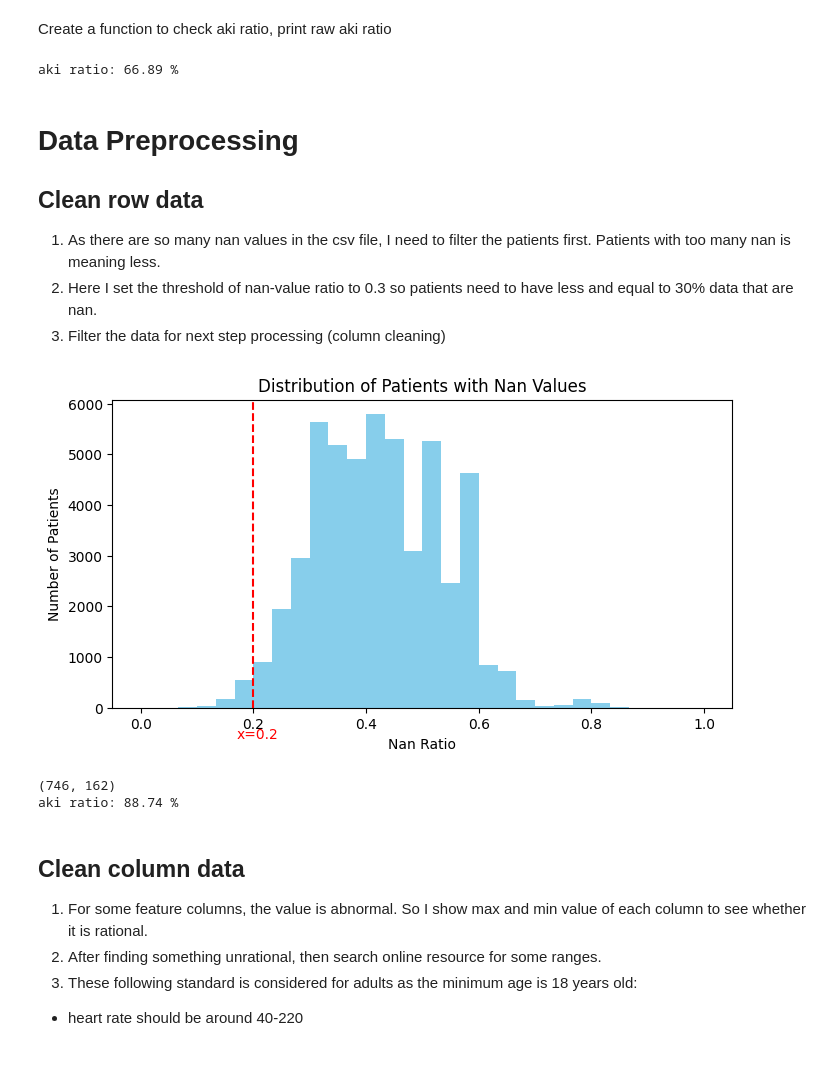
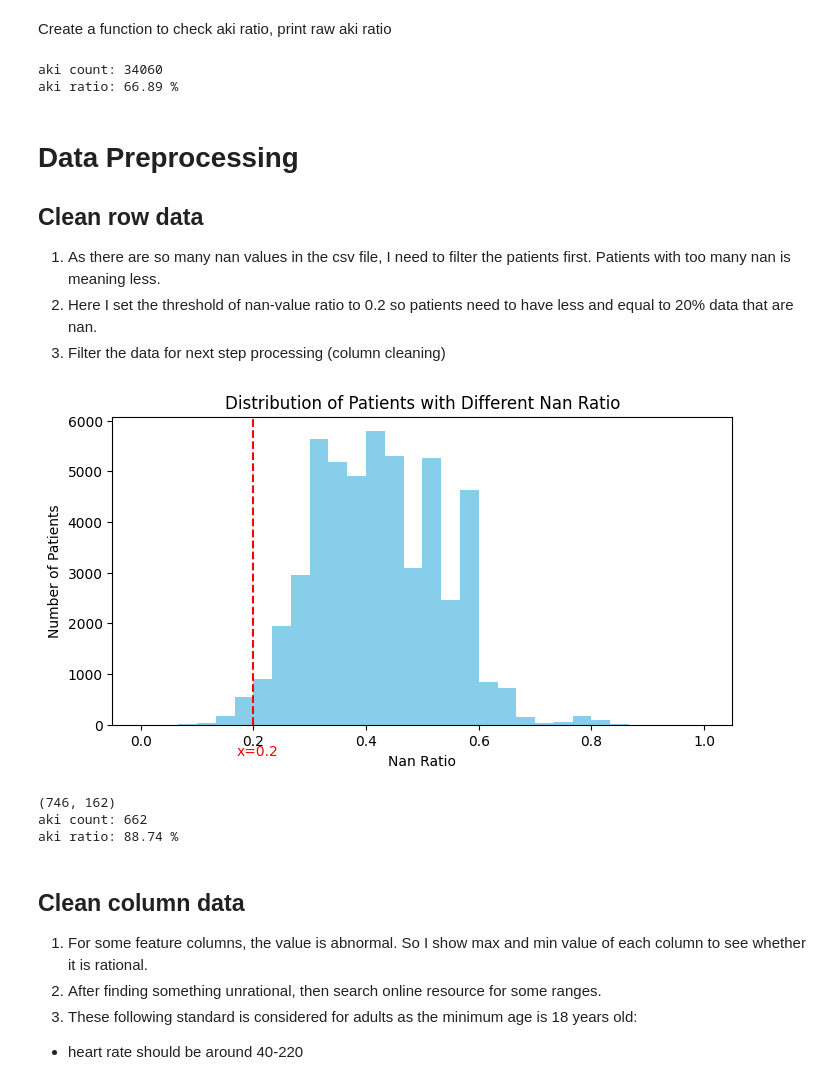
Before and after one commit to NUSLCC/SPH_Assignment1, a Jupyter notebook: assignment1.ipynb, the cells around one changed output. Cells and saved outputs as stored; diff of their text form; code cells hidden in the pictures.

```diff
--- a/assignment1.ipynb
+++ b/assignment1.ipynb
@@ -52,34 +52,38 @@ def get_aki_ratio(df):
         if each > 0:
             aki_count+=1
     aki_ratio = round(aki_count/(df.shape[0]), 4)*100
+    print("aki count:", aki_count)
     print("aki ratio:",aki_ratio,"%")
+
 get_aki_ratio(df)
 # %% [output]
+aki count: 34060
 aki ratio: 66.89 %
 # %% [markdown]
 # Data Preprocessing
 ## Clean row data
 1. As there are so many nan values in the csv file, I need to filter the patients first. Patients with too many nan is meaning less.
-2. Here I set the threshold of nan-value ratio to 0.3 so patients need to have less and equal to 30% data that are nan.
+2. Here I set the threshold of nan-value ratio to 0.2 so patients need to have less and equal to 20% data that are nan.
 3. Filter the data for next step processing (column cleaning)
 # %%
 df_row_nan_ratio = df.isnull().sum(axis=1) / len(df.columns)
 row_threshold = 0.20
 plt.figure(figsize=(8, 4))
 plt.hist(df_row_nan_ratio.values, bins=30, range=(0, 1), color='skyblue')
-plt.title('Distribution of Patients with Nan Values')
+plt.title('Distribution of Patients with Different Nan Ratio')
 plt.xlabel('Nan Ratio')
 plt.ylabel('Number of Patients')
 plt.axvline(x=row_threshold, color='red', linestyle='--')
 plt.text(row_threshold-0.03, -600, 'x='+str(row_threshold), color='red')
 plt.show()
 
 new_df_row_cleaning = df.loc[df_row_nan_ratio <= row_threshold, :]
 print(new_df_row_cleaning.shape)
 get_aki_ratio(new_df_row_cleaning)
 # %% [output]
-[figure, old version]
+[figure, new version]
 (746, 162)
+aki count: 662
 aki ratio: 88.74 %
 # %% [markdown]
 ## Clean column data
```
Also changed, not shown: parts of 3 cells of this notebook.
